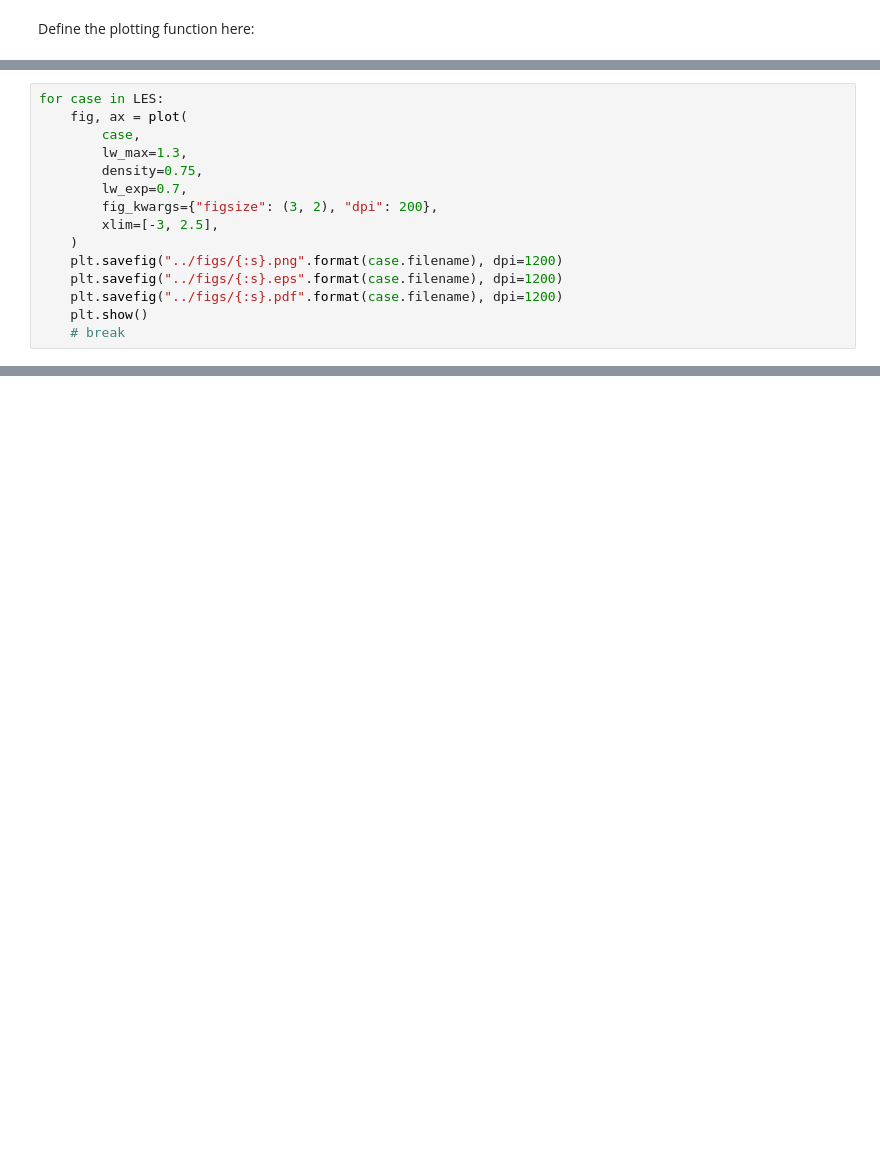
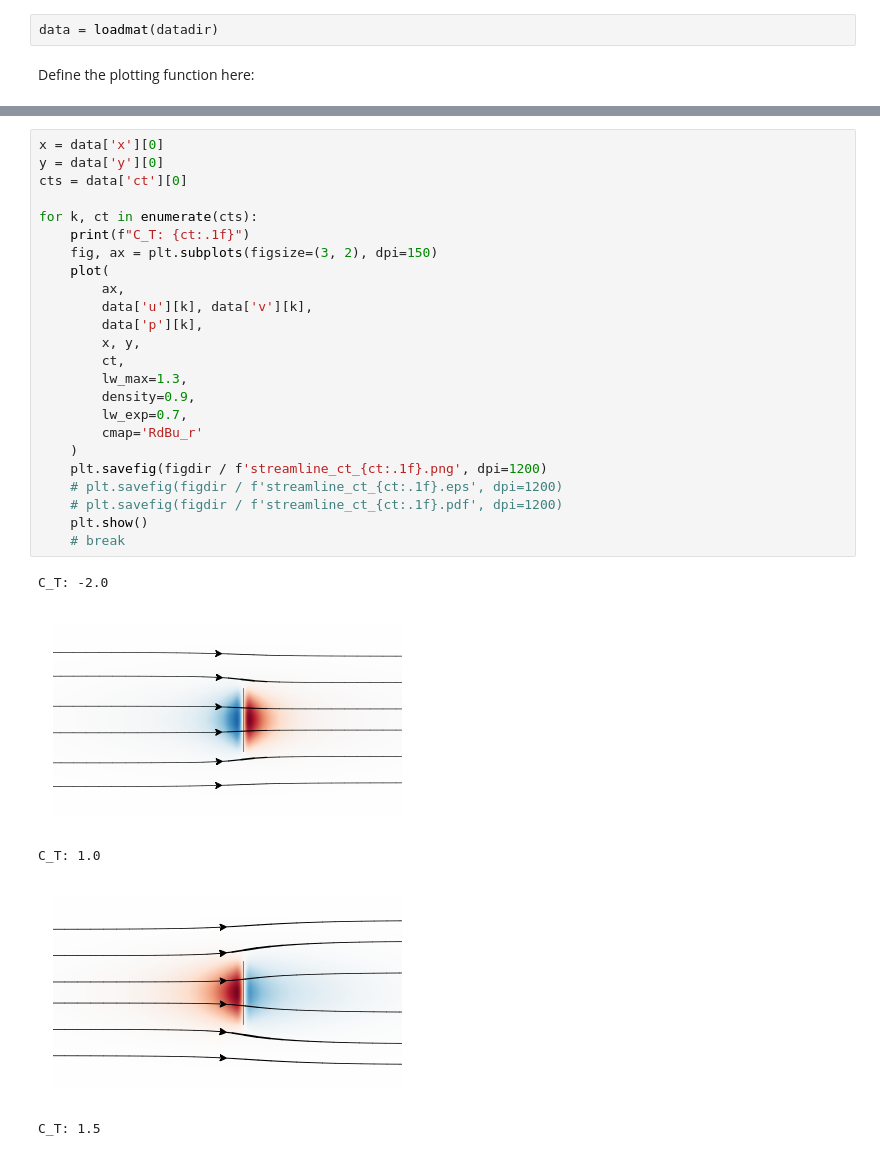
Before and after one commit to Howland-Lab/Unified-Momentum-Model, a Jupyter notebook: figures/figure_01_streamplots.ipynb, the cells around one changed output, grey strips where cells are left out. Drawn from its saved outputs; the diff is of its cells as text; blank space fills up the shorter version.

Commit message:
Added streamline plotting notebook

```diff
--- a/figures/figure_01_streamplots.ipynb
+++ b/figures/figure_01_streamplots.ipynb
@@ -23,2 +23,4 @@ for ct in cts:
+# %%
+data = loadmat(datadir)
 # %% [markdown]
 Define the plotting function here:
@@ -210,15 +26,0 @@ def get_start_points(ct, N=3, R=0.5, xval=-2.0, case=None):
-# %%
-for case in LES:
-    fig, ax = plot(
-        case,
-        lw_max=1.3,
-        density=0.75,
-        lw_exp=0.7,
-        fig_kwargs={"figsize": (3, 2), "dpi": 200},
-        xlim=[-3, 2.5],
-    )
-    plt.savefig("../figs/{:s}.png".format(case.filename), dpi=1200)
-    plt.savefig("../figs/{:s}.eps".format(case.filename), dpi=1200)
-    plt.savefig("../figs/{:s}.pdf".format(case.filename), dpi=1200)
-    plt.show()
-    # break
@@ -231,0 +181,30 @@ for case in LES:
+# %%
+x = data['x'][0]
+y = data['y'][0]
+cts = data['ct'][0]
+
+for k, ct in enumerate(cts):
+    print(f"C_T: {ct:.1f}")
+    fig, ax = plt.subplots(figsize=(3, 2), dpi=150)
+    plot(
+        ax,
+        data['u'][k], data['v'][k],
+        data['p'][k],
+        x, y,
+        ct,
+        lw_max=1.3,
+        density=0.9,
+        lw_exp=0.7,
+        cmap='RdBu_r'
+    )
+    plt.savefig(figdir / f'streamline_ct_{ct:.1f}.png', dpi=1200)
+    # plt.savefig(figdir / f'streamline_ct_{ct:.1f}.eps', dpi=1200)
+    # plt.savefig(figdir / f'streamline_ct_{ct:.1f}.pdf', dpi=1200)
+    plt.show()
+    # break
+# %% [output]
+C_T: -2.0
+[figure, added]
+C_T: 1.0
+[figure, added]
+C_T: 1.5
```
Also changed, not shown: parts of 7 cells of this notebook, 1 other file.
